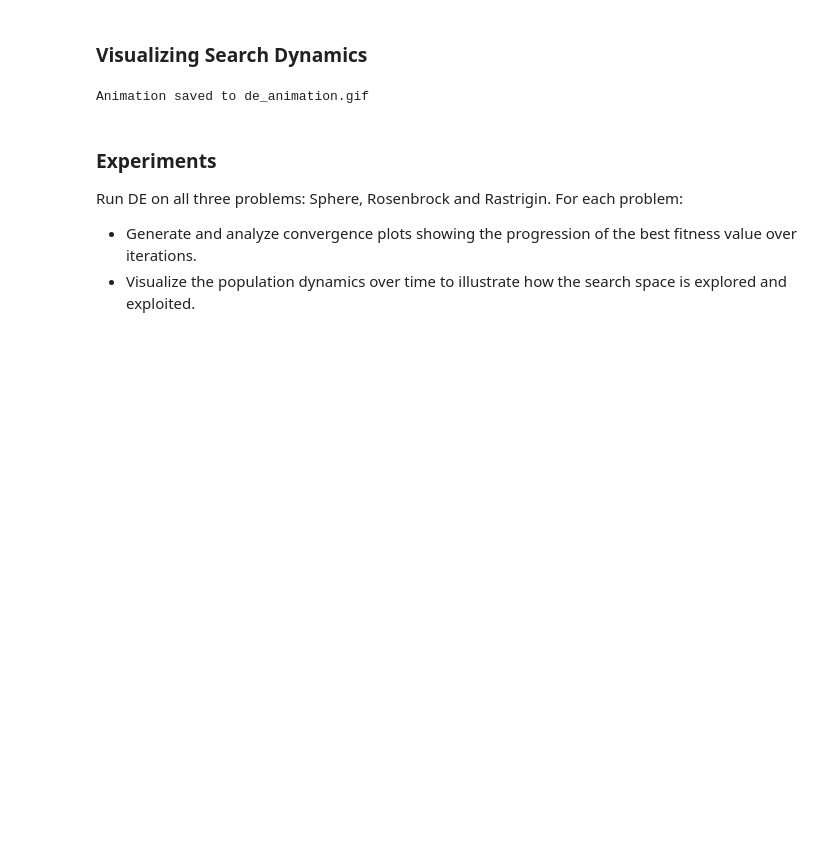
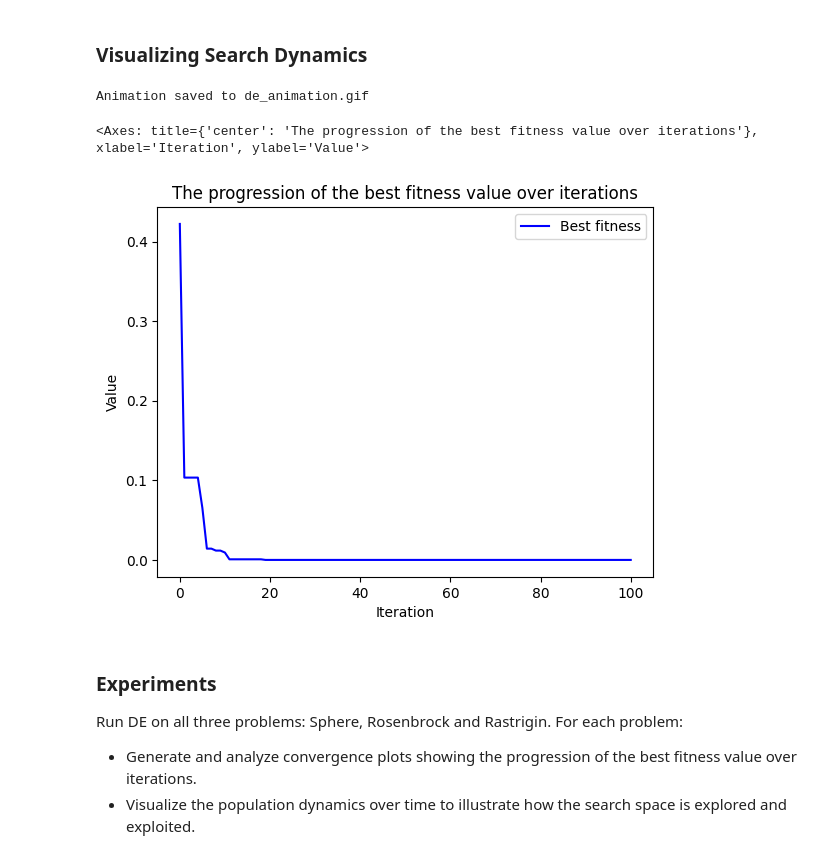
Before and after one commit to pawlowiczf/Stochastic-Methods-in-Machine-Learning, a Jupyter notebook: 10-differential/instructions.ipynb, the cells around one changed output. Cells and saved outputs as stored; diff of their text form; code cells hidden in the pictures; blank space fills up the shorter version.

```diff
--- a/10-differential/instructions.ipynb
+++ b/10-differential/instructions.ipynb
@@ -260,6 +270,37 @@ def animate_de(
 animate_de(func=sphere, history=result.history)
 # %% [output]
 Animation saved to de_animation.gif
+# %%
+def plot_fitness_progress(
+    result,
+    ax=None,
+    title="The progression of the best fitness value over iterations",
+    xlabel="Iteration",
+    ylabel="Value",
+    label="Best fitness",
+    color="blue",
+    grid=True
+):
+    if ax is None:
+        fig, ax = plt.subplots()
+
+    ax.plot(result.best_values_over_time, label=label, color=color)
+
+    ax.set_title(title)
+    ax.set_xlabel(xlabel)
+    ax.set_ylabel(ylabel)
+
+    if grid:
+        ax.grid(True, linestyle="--", alpha=0.5)
+
+    ax.legend()
+
+    return ax
+# %%
+plot_fitness_progress(result, grid=False)
+# %% [output]
+<Axes: title={'center': 'The progression of the best fitness value over iterations'}, xlabel='Iteration', ylabel='Value'>
+[figure, added]
 # %% [markdown]
 ### Experiments
 Run DE on all three problems: Sphere, Rosenbrock and Rastrigin. For each problem:
```
Also changed, not shown: parts of 7 cells of this notebook, 4 other files.
